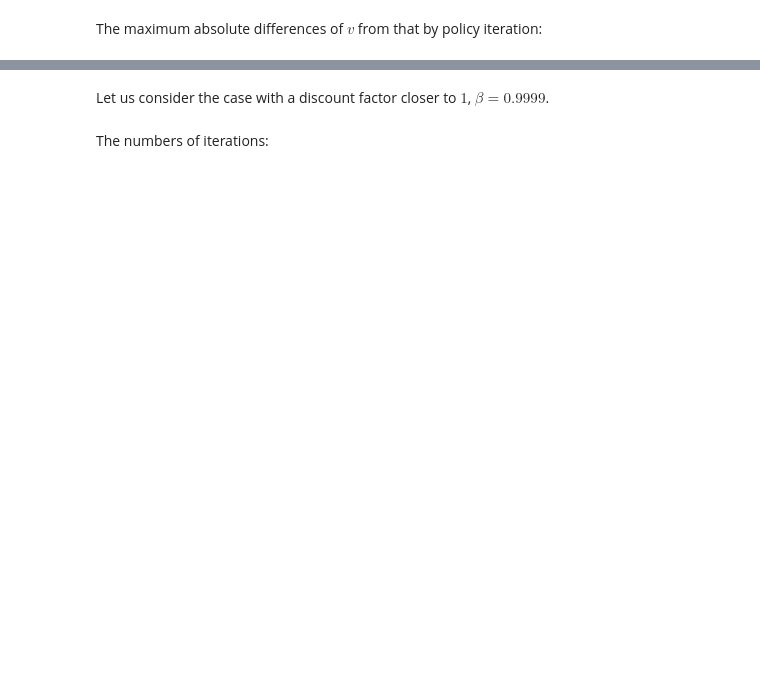
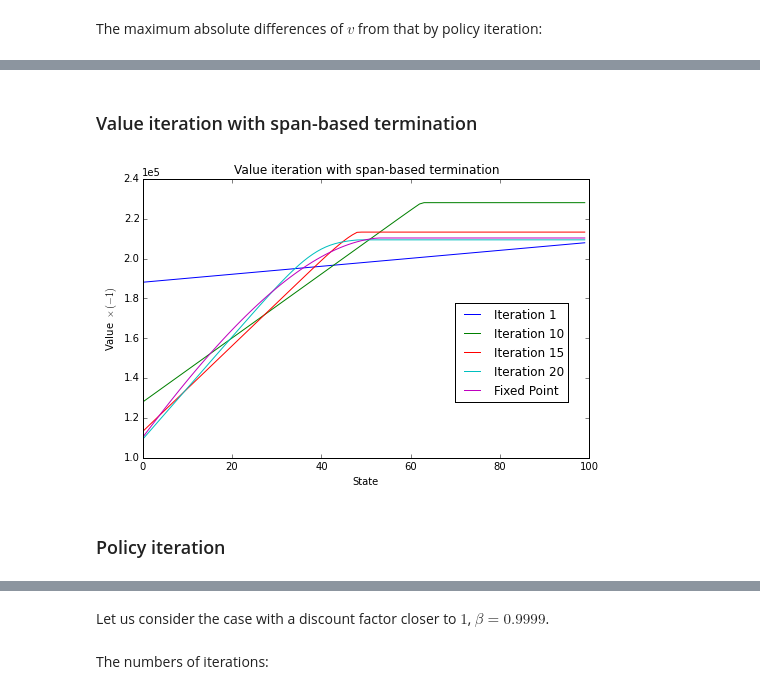
Before and after one commit to oyamad/mdp, a Jupyter notebook: mdp_ex_rust96.ipynb, the cells around one changed output, grey strips where cells are left out. Cells and saved outputs as stored; diff of their text form; code cells hidden in the pictures; blank space fills up the shorter version.

```diff
--- a/mdp_ex_rust96.ipynb
+++ b/mdp_ex_rust96.ipynb
@@ -288,0 +315,20 @@ modified policy iteration
+# %%
+label = 'Value iteration'
+iters = [2, 20, 40, 80]
+v = np.zeros(mdp.num_states)
+
+fig, ax = plt.subplots(figsize=(8,5))
+for i in range(iters[-1]):
+    v = mdp.bellman_operator(v)
+    if i+1 in iters:
+        ax.plot(-v, label='Iteration {0}'.format(i+1))
+ax.plot(-results['Policy iteration'].v, label='Fixed Point')
+
+ax.ticklabel_format(style='sci', axis='y', scilimits=(0,0))
+ax.set_ylim(0, 2.4e5)
+ax.set_yticks([0.4e5 * i for i in range(7)])
+ax.set_title(label)
+ax.set_xlabel('State')
+ax.set_ylabel(r'Value $\times\ (-1)$')
+plt.legend(loc=(0.7, 0.2))
+plt.show()
@@ -288,0 +337,29 @@ modified policy iteration
+# %% [markdown]
+### Value iteration with span-based termination
+# %%
+label = 'Value iteration with span-based termination'
+iters = [1, 10, 15, 20]
+v = np.zeros(mdp.num_states)
+
+fig, ax = plt.subplots(figsize=(8,5))
+for i in range(iters[-1]):
+    u = mdp.bellman_operator(v)
+    if i+1 in iters:
+        diff = u - v
+        w = u + ((diff.max() + diff.min()) / 2) * mdp.beta / (1 - mdp.beta)
+        ax.plot(-w, label='Iteration {0}'.format(i+1))
+    v = u
+ax.plot(-results['Policy iteration'].v, label='Fixed Point')
+
+ax.ticklabel_format(style='sci', axis='y', scilimits=(0,0))
+ax.set_ylim(1.0e5, 2.4e5)
+ax.set_yticks([1.0e5+0.2e5 * i for i in range(8)])
+ax.set_title(label)
+ax.set_xlabel('State')
+ax.set_ylabel(r'Value $\times\ (-1)$')
+plt.legend(loc=(0.7, 0.2))
+plt.show()
+# %% [output]
+[figure, added]
+# %% [markdown]
+### Policy iteration
```
Also changed, not shown: parts of 93 cells of this notebook, 6 other files.
